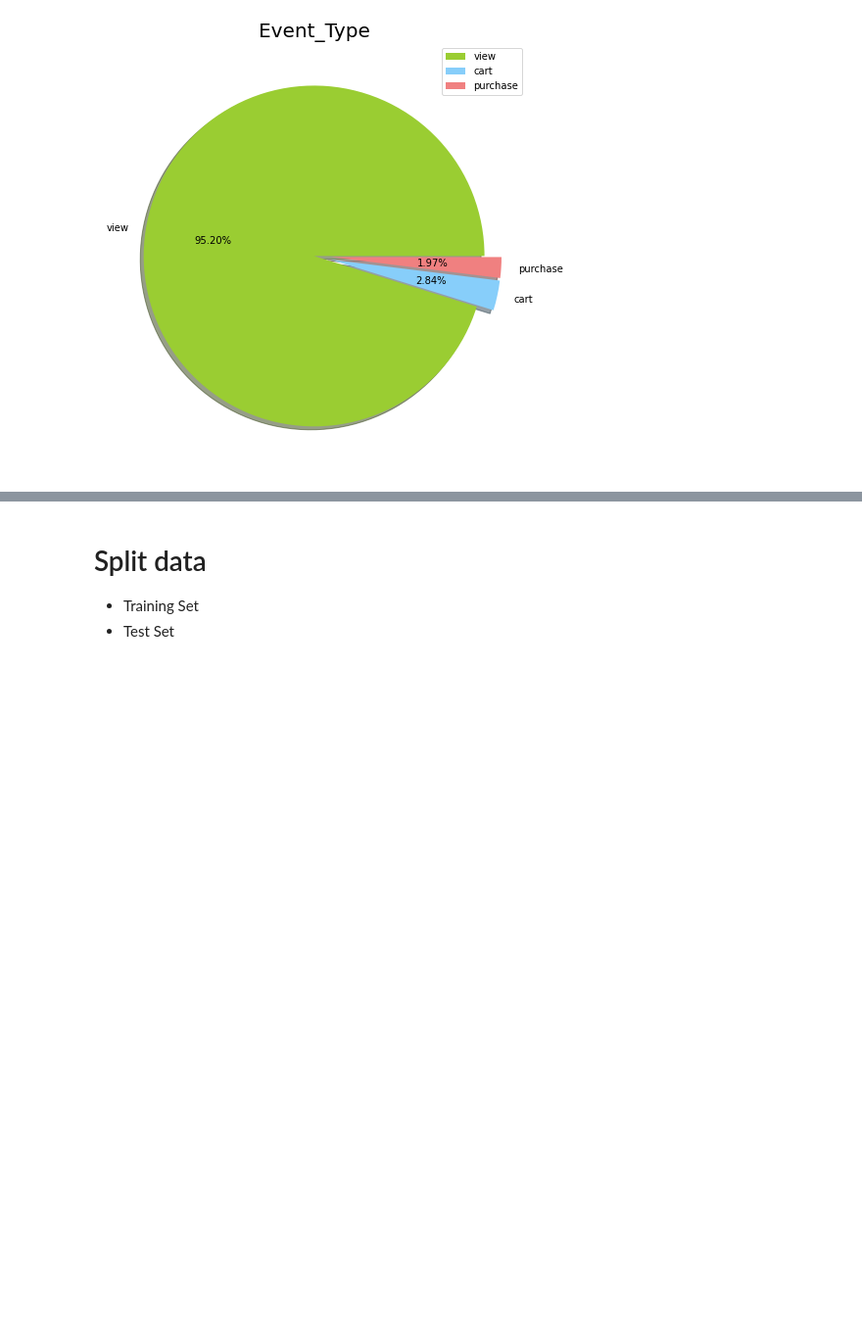
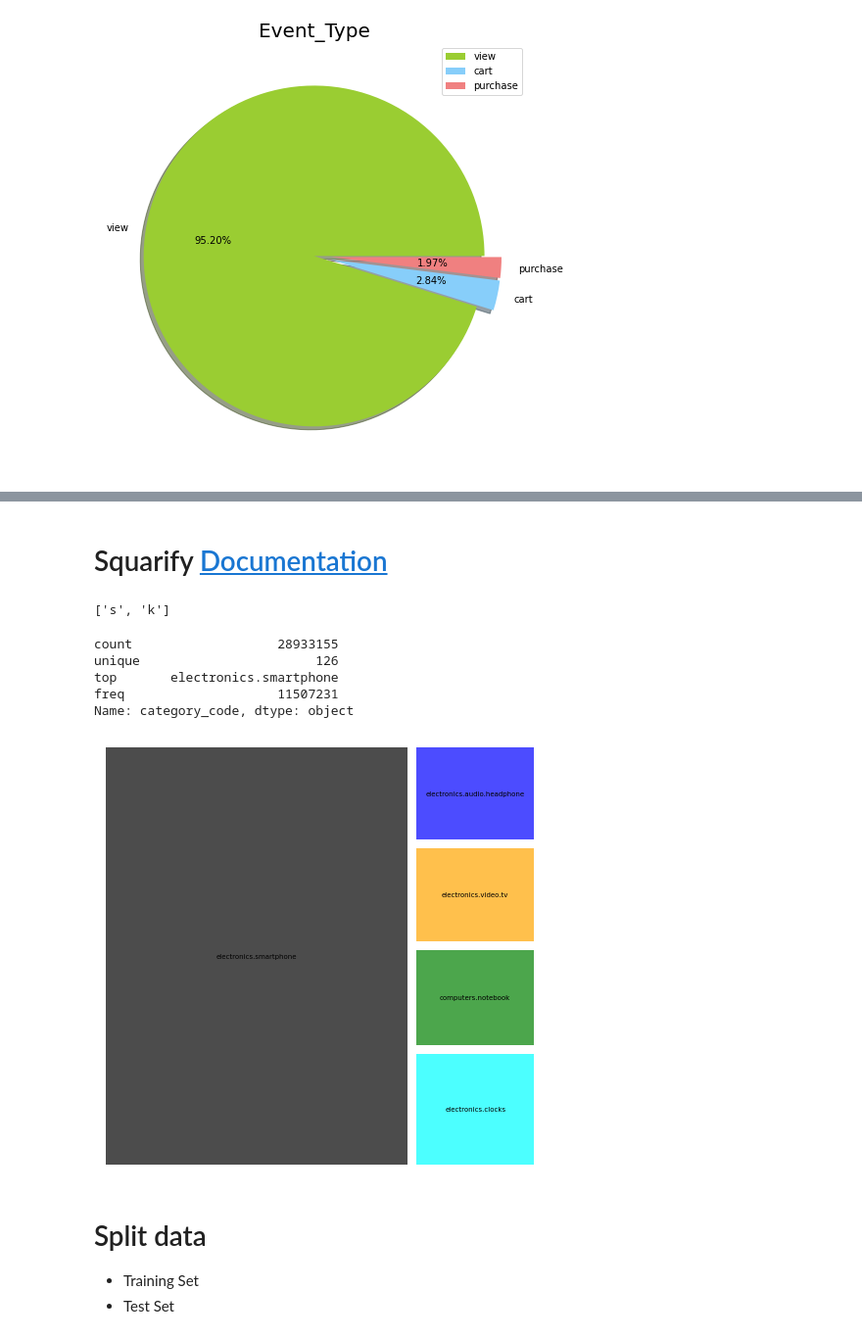
Before and after one commit to Senoirpro/Product-recommendation-for-e-commerce, a Jupyter notebook: Back-end/Machine Learning/last/senoir.ipynb, the cells around one changed output, grey strips where cells are left out. Shown: that part at 98% size. Saved outputs shown, nothing was run; the diff lists cells and outputs as text; code cells hidden in the pictures; blank space fills up the shorter version.

```diff
--- a/Back-end/Machine Learning/last/senoir.ipynb
+++ b/Back-end/Machine Learning/last/senoir.ipynb
@@ -236,0 +366,36 @@ plt.show()
+# %% [markdown]
+# Squarify [Documentation](https://github.com/laserson/squarify)
+# %%
+# split method test
+
+t = 's.k'
+t.split('.')
+# %% [output]
+['s', 'k']
+# %%
+v = data_frame.loc[:,'category_code']
+v.describe()
+# %% [output]
+count                   28933155
+unique                       126
+top       electronics.smartphone
+freq                    11507231
+Name: category_code, dtype: object
+# %%
+import matplotlib.pyplot as plt
+# import split
+
+top_category_n = 5
+
+# val=data_frame.loc[:,'category_code']
+# sp = val[:-1].split(".")
+
+top_category = data_frame.loc[:,'category_code'].value_counts()[:top_category_n].sort_values(ascending=False)
+squarify.plot(sizes=top_category, label=top_category.index.array, color=["black","cyan","green","orange","blue","grey"], alpha=.7, pad=1,  text_kwargs={'fontsize':7})
+
+
+# squarify.plot()
+plt.axis('off')
+plt.show()
+# %% [output]
+[figure, added]
```
Also changed, not shown: parts of 23 cells of this notebook.
